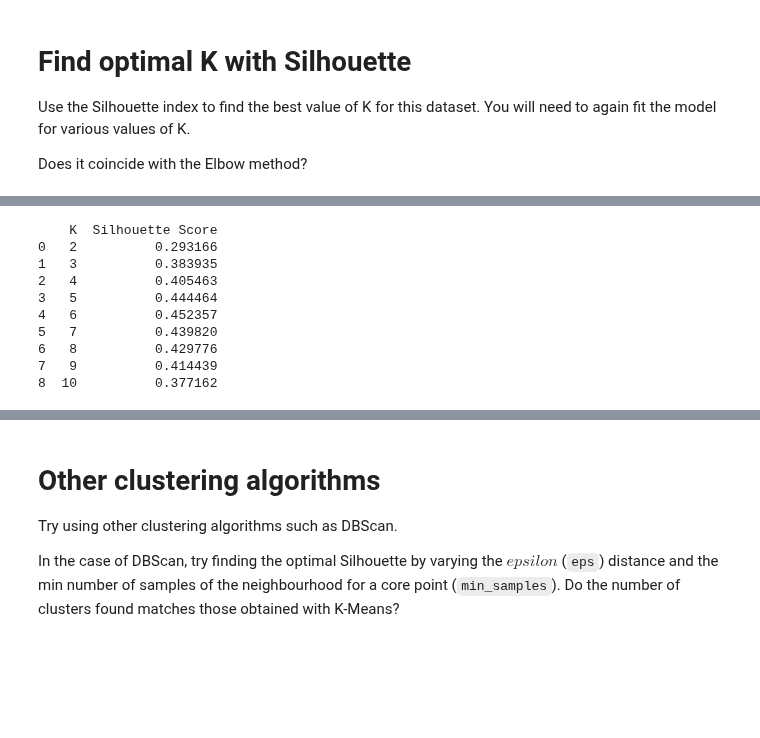
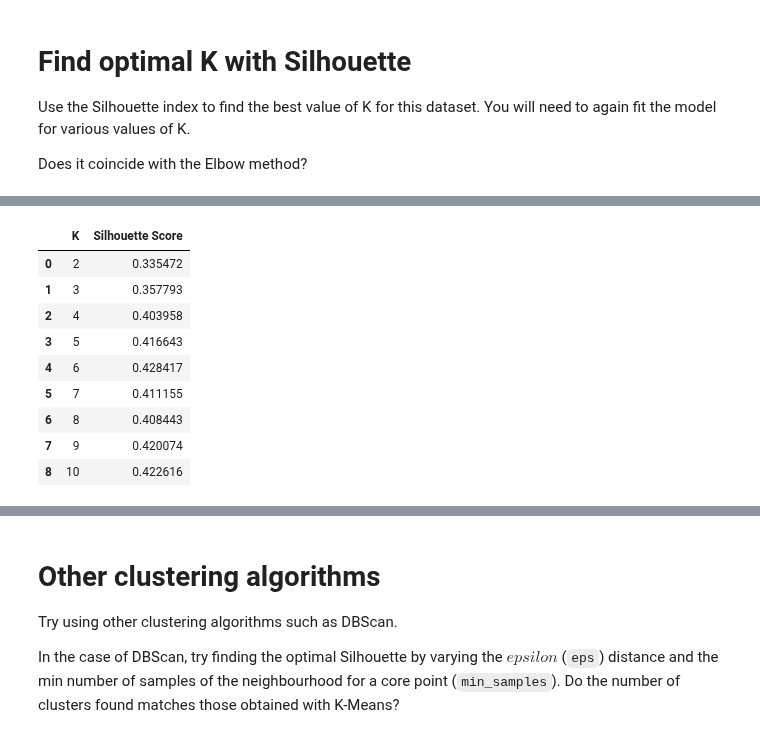
Before and after one commit to andres-mart/AnyoneAI, a Jupyter notebook: 2. Sprint_2/Assignments/13_1_1_PRACTICE_Unsupervised_Learning_of_costumer_data_using_KMeans.ipynb, the cells around one changed output, grey strips where cells are left out. Cells and saved outputs as stored; diff of their text form; code cells hidden in the pictures; blank space fills up the shorter version.

```diff
--- a/2. Sprint_2/Assignments/13_1_1_PRACTICE_Unsupervised_Learning_of_costumer_data_using_KMeans.ipynb
+++ b/2. Sprint_2/Assignments/13_1_1_PRACTICE_Unsupervised_Learning_of_costumer_data_using_KMeans.ipynb
@@ -182,32 +182,32 @@ plt.show()
 # %%
 # Initialize an empty list to store results as dictionaries
-results = []
+K_results = []
 
 # Try different values of K (e.g., from 2 to 10) and calculate Silhouette scores
 for k in range(2, 11):
     kmeans = KMeans(n_clusters=k, random_state=42)
-    cluster_labels = kmeans.fit_predict(X)
-    silhouette_avg = silhouette_score(X, cluster_labels)
+    cluster_labels = kmeans.fit_predict(numcols_std_scaler)
+    silhouette_avg = silhouette_score(numcols_std_scaler, cluster_labels)
 
     # Store the results in a dictionary
-    results.append({"K": k, "Silhouette Score": silhouette_avg})
+    K_results.append({"K": k, "Silhouette Score": silhouette_avg})
 
 # Create a DataFrame from the list of results
-results_df = pd.DataFrame(results)
+results_df = pd.DataFrame(K_results)
 
 # Print the results table
 results_df
 # %% [output]
-    K  Silhouette Score
-0   2          0.293166
-1   3          0.383935
-2   4          0.405463
-3   5          0.444464
-4   6          0.452357
-5   7          0.439820
-6   8          0.429776
-7   9          0.414439
-8  10          0.377162
+|  | K | Silhouette Score |
+| 0 | 2 | 0.335472 |
+| 1 | 3 | 0.357793 |
+| 2 | 4 | 0.403958 |
+| 3 | 5 | 0.416643 |
+| 4 | 6 | 0.428417 |
+| 5 | 7 | 0.411155 |
+| 6 | 8 | 0.408443 |
+| 7 | 9 | 0.420074 |
+| 8 | 10 | 0.422616 |
 # %%
 # We now try to find the best K value that maximizes the Silhouette score:
 best_K = results_df.iloc[results_df["Silhouette Score"].idxmax()]
```
Also changed, not shown: parts of 12 cells of this notebook.
